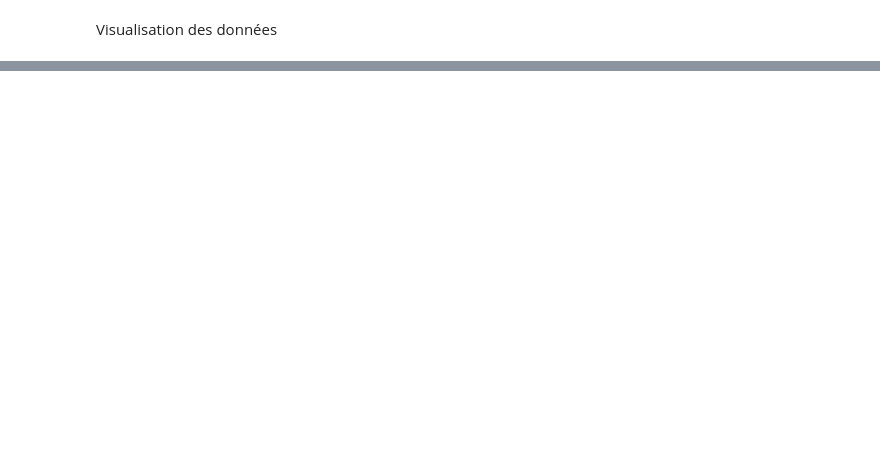
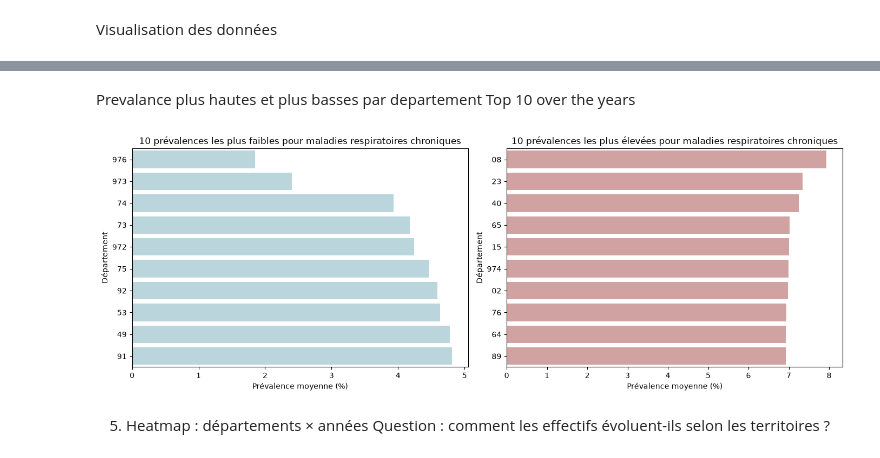
Before and after one commit to jbrocardplatim/LIORA_PROJET_PATHO_RESPIRATOIRES, a Jupyter notebook: notebooks/04.Exploration_effectifs_MLU.ipynb, the cells around one changed output, grey strips where cells are left out. Cells and saved outputs as stored; diff of their text form; code cells hidden in the pictures; blank space fills up the shorter version.

```diff
--- a/notebooks/04.Exploration_effectifs_MLU.ipynb
+++ b/notebooks/04.Exploration_effectifs_MLU.ipynb
@@ -506,0 +665,10 @@ display(
+# %%
+
+df_dept_respi_global = df_dept_respi[
+    (df_dept_respi["cla_age_5"] == "tsage") &
+    (df_dept_respi["sexe"] == 9)
+]
+display(df_dept_respi_global.groupby('annee')['prev'].describe().round(3))
+fig, ax = plt.subplots(figsize=(12, 5))
+sns.boxplot(data=df_dept_respi_global, x='annee', y='prev', ax=ax, color="#b5d8e0")
+ax.set(xlabel='Année', ylabel='Prévalence publiée (%)', title='Dispersion départementale')
@@ -506,0 +692,32 @@ display(
+# %% [markdown]
+Prevalance plus hautes et plus basses par departement Top 10 over the years
+# %%
+# Prévalence moyenne par département
+prev_dept = df_dept_respi_global.groupby("dept")["prev"].mean().sort_values()
+
+# 10 plus faibles et 10 plus élevées
+top10_bas = prev_dept.head(10)
+top10_haut = prev_dept.tail(10).sort_values(ascending=False)
+
+# Deux graphiques côte à côte
+fig, axes = plt.subplots(1, 2, figsize=(14, 5))
+
+sns.barplot(x=top10_bas.values, y=top10_bas.index.astype(str),
+            ax=axes[0], color="#b5d8e0", orient="h")
+
+sns.barplot(x=top10_haut.values, y=top10_haut.index.astype(str),
+            ax=axes[1], color="#d99a9a", orient="h")
+
+axes[0].set(title="10 prévalences les plus faibles pour maladies respiratoires chroniques",
+            xlabel="Prévalence moyenne (%)", ylabel="Département")
+
+axes[1].set(title="10 prévalences les plus élevées pour maladies respiratoires chroniques",
+            xlabel="Prévalence moyenne (%)", ylabel="Département")
+
+plt.tight_layout()
+plt.show()
+# %% [output]
+[figure, added]
+# %% [markdown]
+5. Heatmap : départements × années
+Question : comment les effectifs évoluent-ils selon les territoires ?
```
Also changed, not shown: parts of 43 cells of this notebook, 1 other file.
